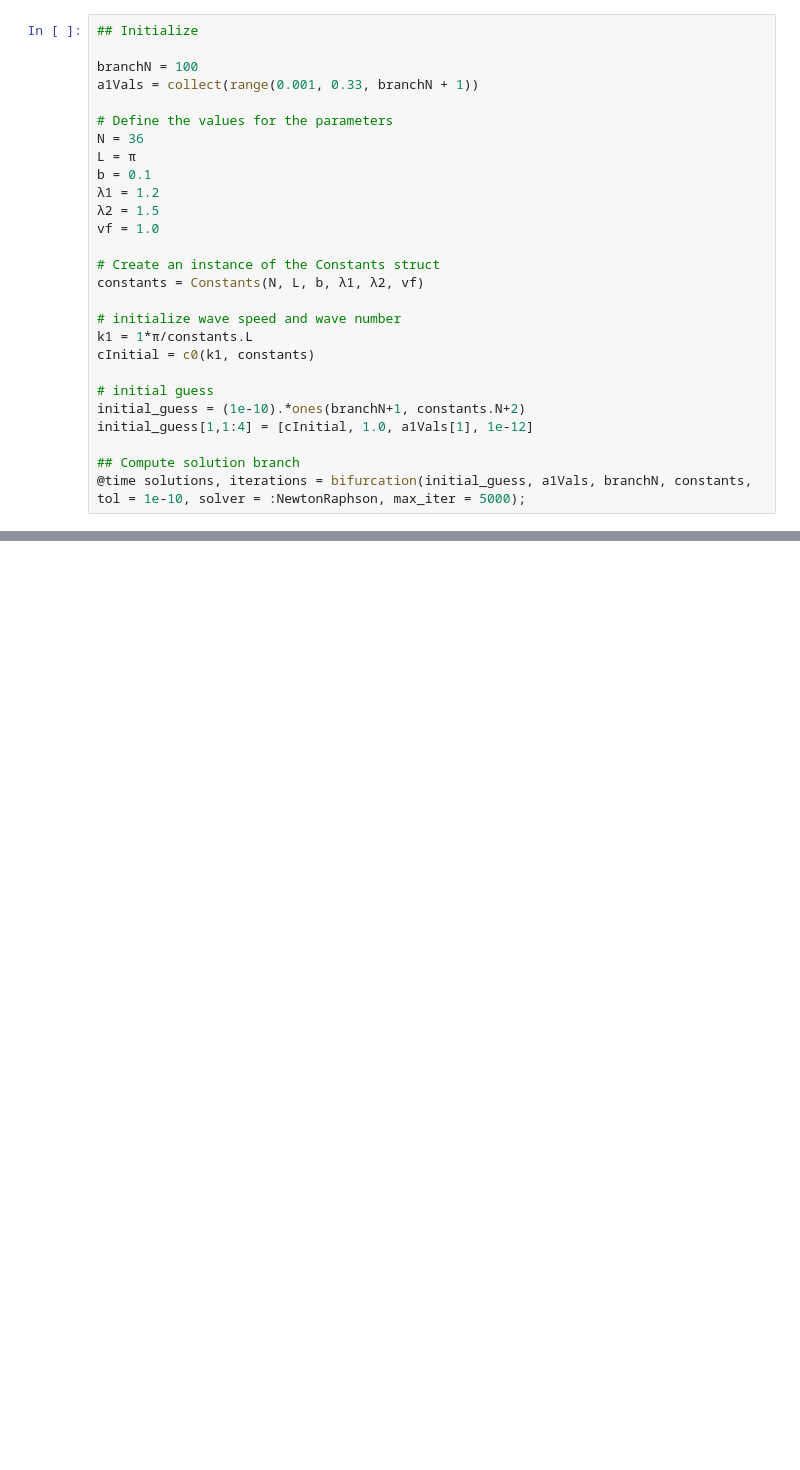
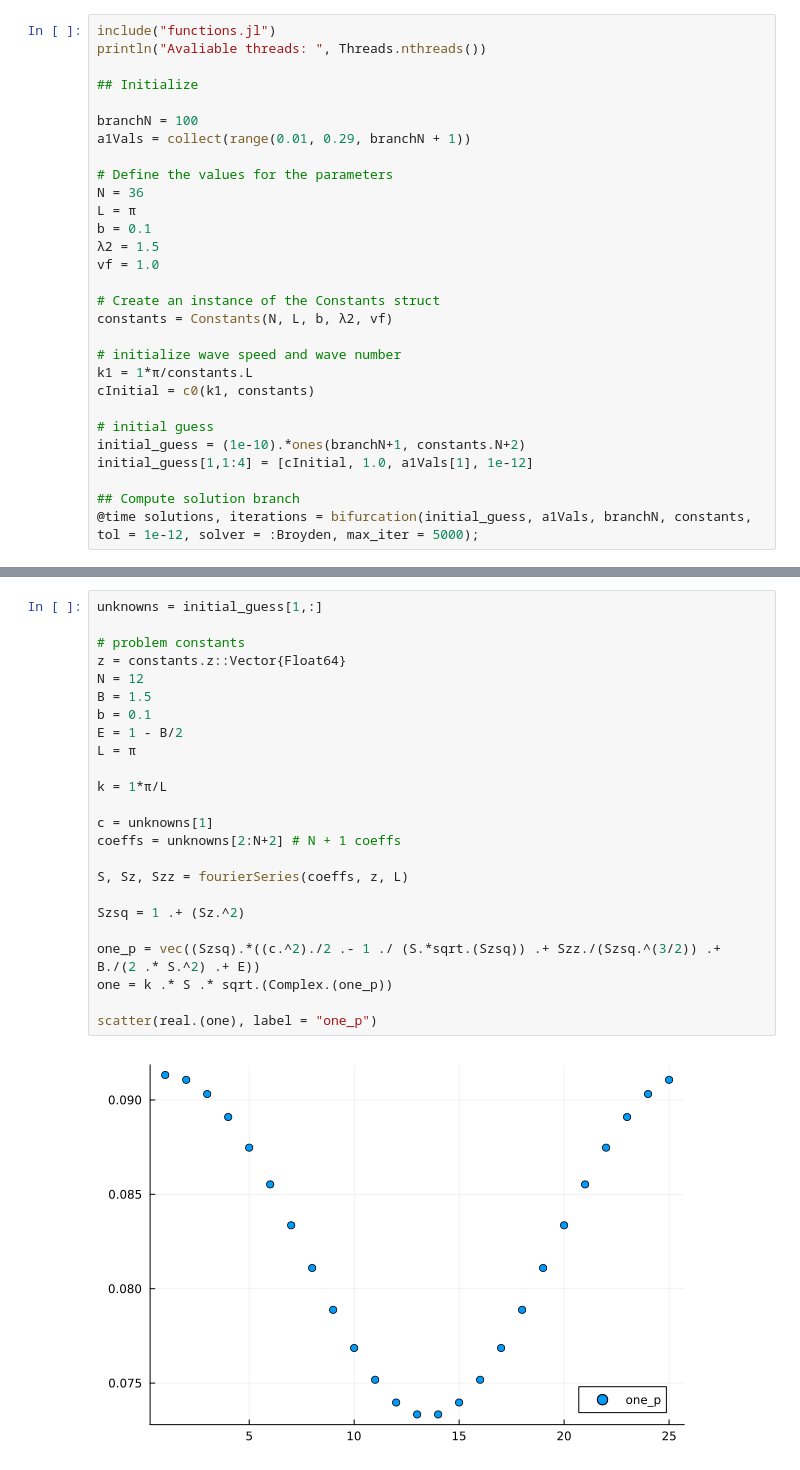
Before and after one commit to karnavr/kylindros, a Jupyter notebook: solving.ipynb, the cells around one changed output, grey strips where cells are left out. Drawn from its saved outputs; the diff is of its cells as text; blank space fills up the shorter version.

```diff
--- a/solving.ipynb
+++ b/solving.ipynb
@@ -6,19 +6,21 @@ Error:
 # %%
+include("functions.jl")
+println("Avaliable threads: ", Threads.nthreads())
+
 ## Initialize
 
 branchN = 100
-a1Vals = collect(range(0.001, 0.33, branchN + 1))
+a1Vals = collect(range(0.01, 0.29, branchN + 1))
 
 # Define the values for the parameters
 N = 36
 L = π
 b = 0.1
-λ1 = 1.2
 λ2 = 1.5
 vf = 1.0
 
 # Create an instance of the Constants struct
-constants = Constants(N, L, b, λ1, λ2, vf)
+constants = Constants(N, L, b, λ2, vf)
 
 # initialize wave speed and wave number
 k1 = 1*π/constants.L
@@ -29,5 +31,5 @@ initial_guess = (1e-10).*ones(branchN+1, constants.N+2)
 initial_guess[1,1:4] = [cInitial, 1.0, a1Vals[1], 1e-12]
 
 ## Compute solution branch
-@time solutions, iterations = bifurcation(initial_guess, a1Vals, branchN, constants, tol = 1e-10, solver = :NewtonRaphson, max_iter = 5000);
+@time solutions, iterations = bifurcation(initial_guess, a1Vals, branchN, constants, tol = 1e-12, solver = :Broyden, max_iter = 5000);
 # %% [output]
@@ -41,0 +101,26 @@ plot(profile_plot, branch_plot, convergence_plot, error_plot, size=(1000,1000),
+# %%
+unknowns = initial_guess[1,:]
+
+# problem constants
+z = constants.z::Vector{Float64}
+N = 12
+B = 1.5
+b = 0.1
+E = 1 - B/2
+L = π
+
+k = 1*π/L
+
+c = unknowns[1]
+coeffs = unknowns[2:N+2] # N + 1 coeffs
+
+S, Sz, Szz = fourierSeries(coeffs, z, L)
+
+Szsq = 1 .+ (Sz.^2)
+
+one_p = vec((Szsq).*((c.^2)./2 .- 1 ./ (S.*sqrt.(Szsq)) .+ Szz./(Szsq.^(3/2)) .+ B./(2 .* S.^2) .+ E))
+one = k .* S .* sqrt.(Complex.(one_p))
+
+scatter(real.(one), label = "one_p")
+# %% [output]
+[figure, added]
```
Also changed, not shown: parts of 4 cells of this notebook, 1 other file.
